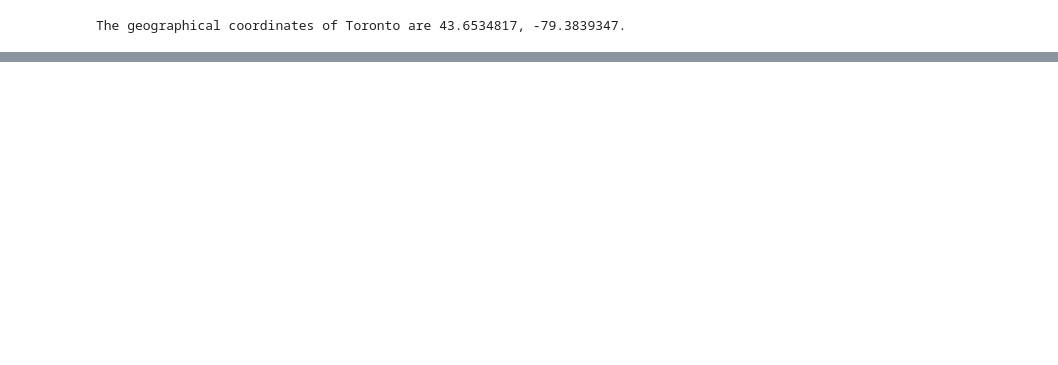
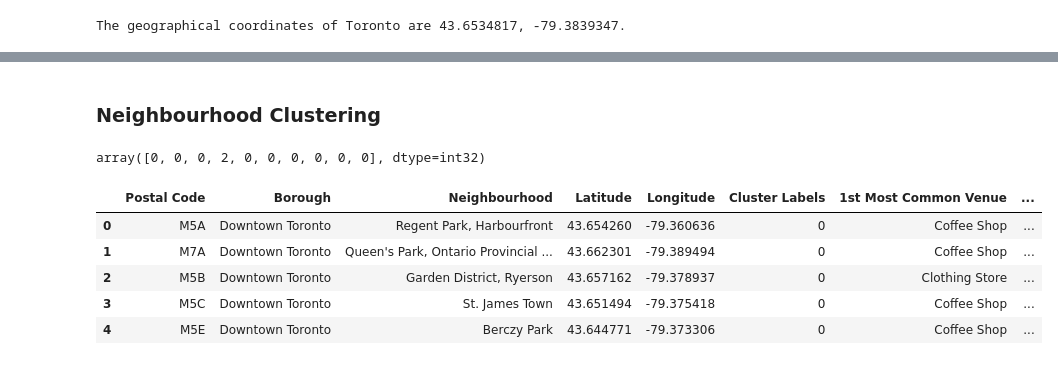
Before and after one commit to stumblingrobot/Battle_of_the_Neighborhoods, a Jupyter notebook: Toronto_Nhood_Data_Wrangling.ipynb, the cells around one changed output, grey strips where cells are left out. Drawn from its saved outputs; the diff is of its cells as text; code cells hidden in the pictures; blank space fills up the shorter version.

```diff
--- a/Toronto_Nhood_Data_Wrangling.ipynb
+++ b/Toronto_Nhood_Data_Wrangling.ipynb
@@ -129,0 +361,3 @@ map_toronto
+# %%
+downtown_grouped = downtown_onehot.groupby('Neighbourhood').mean().reset_index()
+downtown_grouped.head()
@@ -129,0 +447,31 @@ map_toronto
+# %% [markdown]
+### Neighbourhood Clustering
+# %%
+# Set number of clusters
+
+kclusters = 3
+
+downtown_grouped_clustering = downtown_grouped.drop('Neighbourhood', 1)
+
+kmeans = KMeans(n_clusters = kclusters, random_state = 0).fit(downtown_grouped_clustering)
+
+kmeans.labels_[0:10]
+# %% [output]
+array([0, 0, 0, 2, 0, 0, 0, 0, 0, 0], dtype=int32)
+# %%
+# Create dataframe that includes cluster and top 10 venues for each neighbourhood
+
+neighbourhoods_venues_sorted.insert(0, 'Cluster Labels', kmeans.labels_)
+
+downtown_merged = downtown_toronto
+
+downtown_merged = downtown_merged.join(neighbourhoods_venues_sorted.set_index('Neighbourhood'), on = 'Neighbourhood')
+
+downtown_merged.head()
+# %% [output]
+|  | Postal Code | Borough | Neighbourhood | Latitude | Longitude | Cluster Labels | 1st Most Common Venue | ... |
+| 0 | M5A | Downtown Toronto | Regent Park, Harbourfront | 43.654260 | -79.360636 | 0 | Coffee Shop | ... |
+| 1 | M7A | Downtown Toronto | Queen's Park, Ontario Provincial ... | 43.662301 | -79.389494 | 0 | Coffee Shop | ... |
+| 2 | M5B | Downtown Toronto | Garden District, Ryerson | 43.657162 | -79.378937 | 0 | Clothing Store | ... |
+| 3 | M5C | Downtown Toronto | St. James Town | 43.651494 | -79.375418 | 0 | Coffee Shop | ... |
+| 4 | M5E | Downtown Toronto | Berczy Park | 43.644771 | -79.373306 | 0 | Coffee Shop | ... |
```
Also changed, not shown: parts of 39 cells of this notebook, 1 other file.
